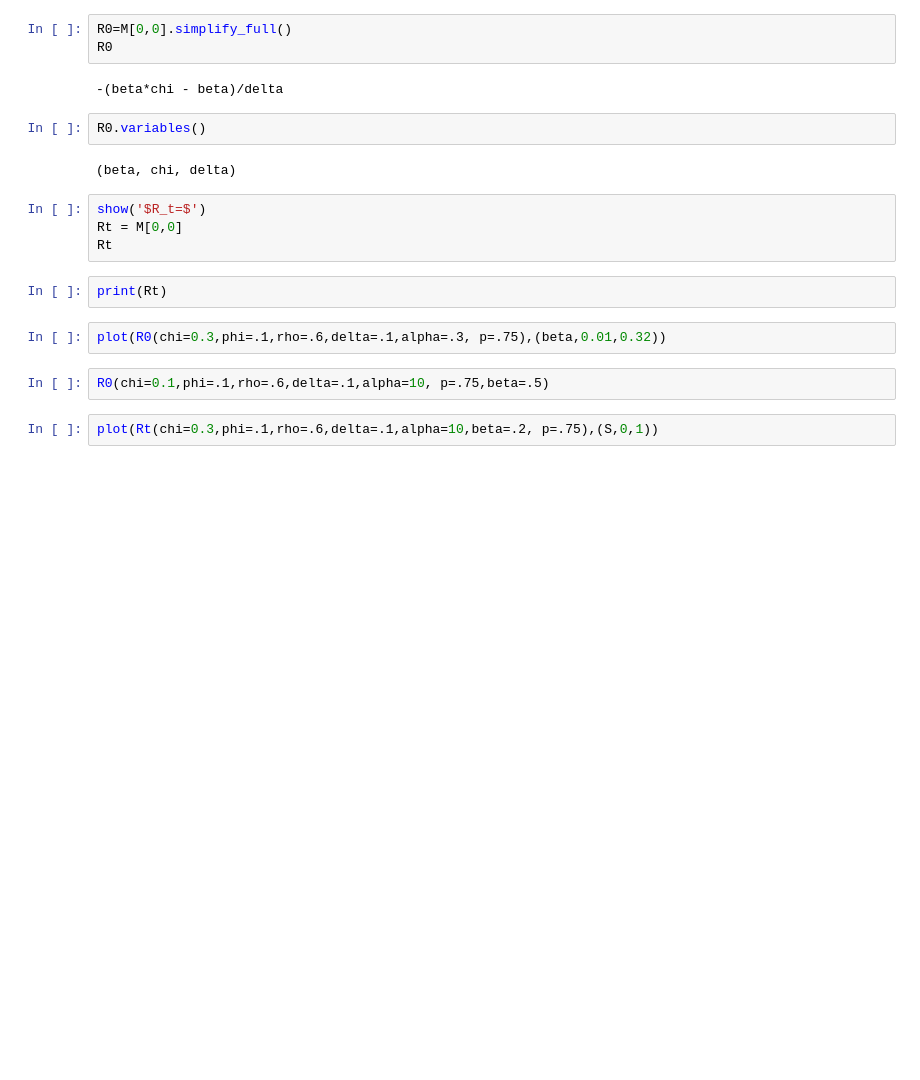
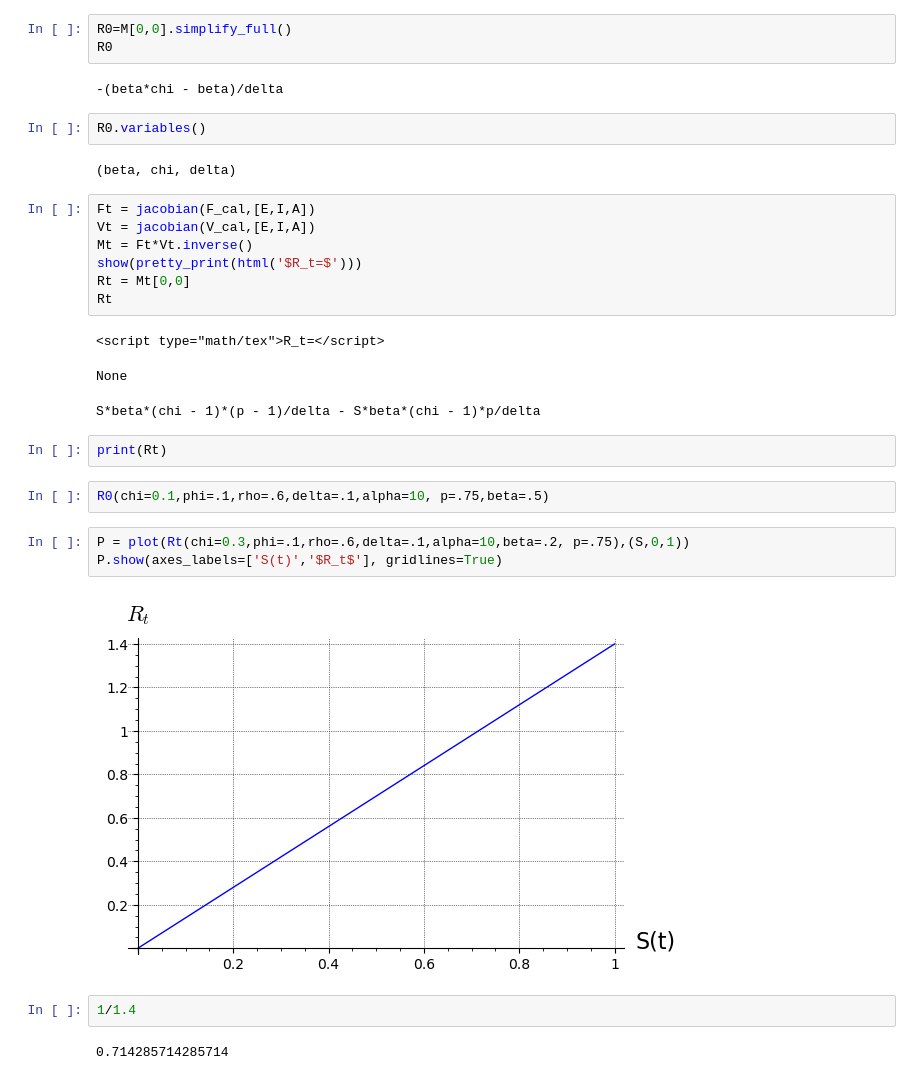
Before and after one commit to fccoelho/Modelagem-Matematica-IV, a Jupyter notebook: Planilhas Sage/Aula 9 - Calculo do R0.ipynb, the cells around one changed output. Saved outputs shown, nothing was run; the diff lists cells and outputs as text; blank space fills up the shorter version.

```diff
--- a/Planilhas Sage/Aula 9 - Calculo do R0.ipynb
+++ b/Planilhas Sage/Aula 9 - Calculo do R0.ipynb
@@ -226,15 +229,27 @@ R0
 R0.variables()
 # %% [output]
 (beta, chi, delta)
-# %%
-show('$R_t=$')
-Rt = M[0,0]
-Rt
+# %%
+Ft = jacobian(F_cal,[E,I,A])
+Vt = jacobian(V_cal,[E,I,A])
+Mt = Ft*Vt.inverse()
+show(pretty_print(html('$R_t=$')))
+Rt = Mt[0,0]
+Rt
+# %% [output]
+<script type="math/tex">R_t=</script>
+None
+S*beta*(chi - 1)*(p - 1)/delta - S*beta*(chi - 1)*p/delta
 # %%
 print(Rt)
-# %%
-plot(R0(chi=0.3,phi=.1,rho=.6,delta=.1,alpha=.3, p=.75),(beta,0.01,0.32))
 # %%
 R0(chi=0.1,phi=.1,rho=.6,delta=.1,alpha=10, p=.75,beta=.5)
 # %%
-plot(Rt(chi=0.3,phi=.1,rho=.6,delta=.1,alpha=10,beta=.2, p=.75),(S,0,1))
+P = plot(Rt(chi=0.3,phi=.1,rho=.6,delta=.1,alpha=10,beta=.2, p=.75),(S,0,1))
+P.show(axes_labels=['S(t)','$R_t$'], gridlines=True)
+# %% [output]
+[figure, added]
+# %%
+1/1.4
+# %% [output]
+0.714285714285714
```
Also changed, not shown: parts of 8 cells of this notebook.
